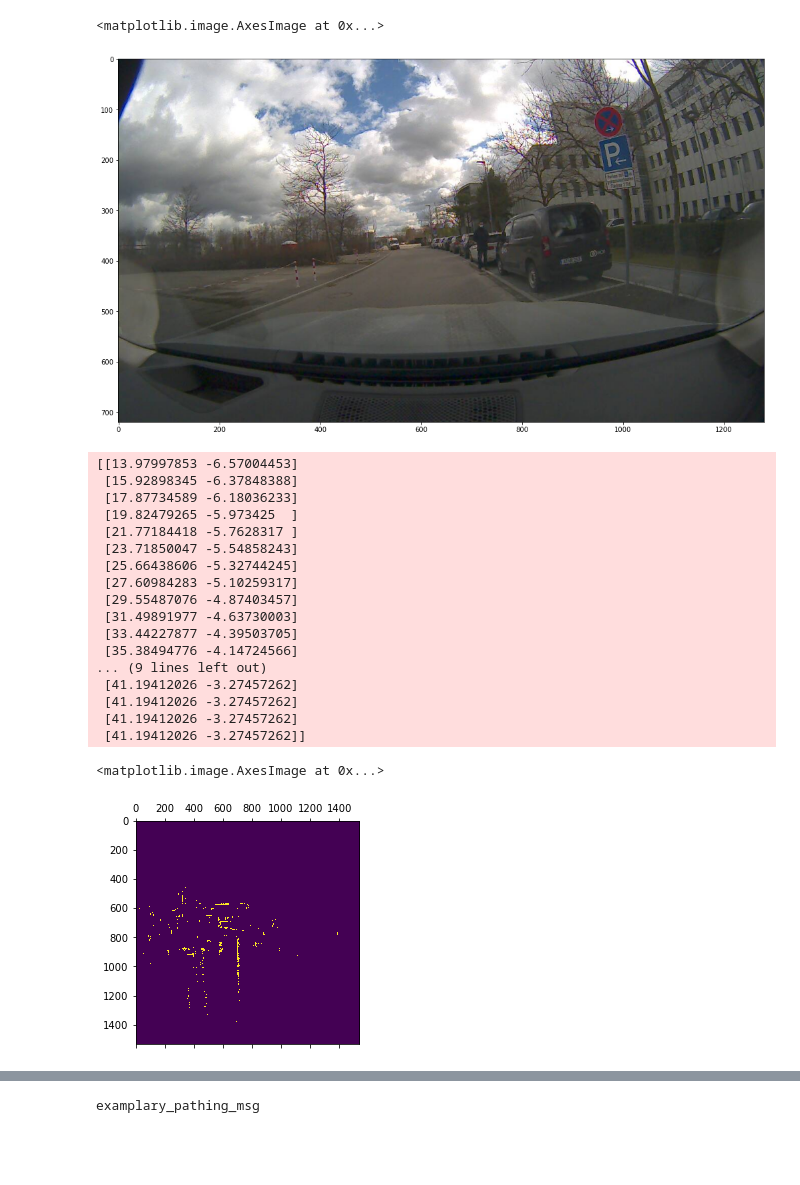
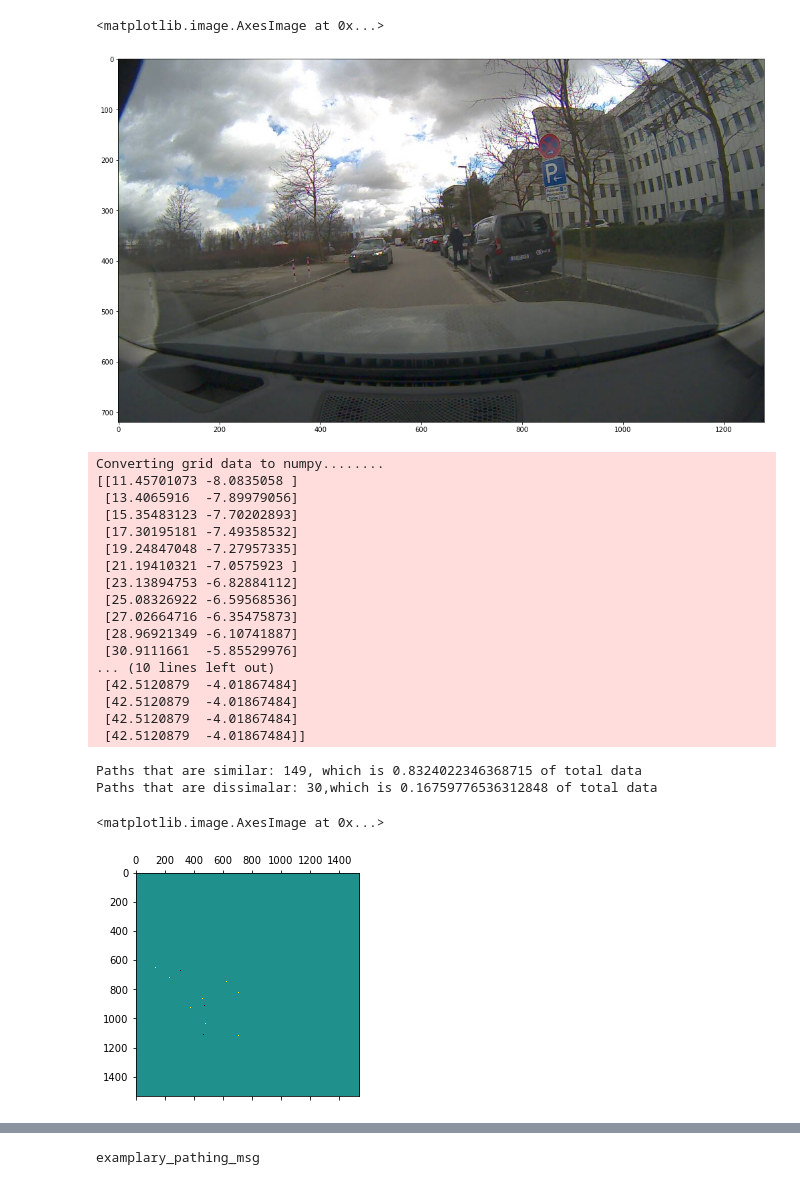
Before and after one commit to saitejamalyala/rosbag2numpy, a Jupyter notebook: example_np.ipynb, the cells around one changed output, grey strips where cells are left out. Cells and saved outputs as stored; diff of their text form; code cells hidden in the pictures; blank space fills up the shorter version.

Commit message:
update:example, sample grid data

```diff
--- a/example_np.ipynb
+++ b/example_np.ipynb
@@ -10,5 +10,6 @@ from matplotlib import pyplot as plt
 # %%
 from bagpy import bagreader
 
-b = bagreader(r'C:\Users\Teja\Documents\_INFOTECH\Thesis\sample_Ros_bag\2021-03-12_11-41-55_0\2021-03-12_11-41-55_0.bag')
+#b = bagreader(r'C:\Users\Teja\Documents\_INFOTECH\Thesis\sample_Ros_bag\2021-03-12_11-41-55_0\2021-03-12_11-41-55_0.bag')
+b = bagreader(r'C:\Users\Teja\Documents\_INFOTECH\Thesis\sample_Ros_bag\pedestrian_on_road\2021-03-12_11-29-58\2021-03-12_11-29-59_0.bag')
 # %% [output]
@@ -109,7 +110,7 @@ plt.figure(figsize=(20,10))
 plt.imshow(np_all_img_data[0])
 # %% [output]
 <matplotlib.image.AxesImage at 0x...>
-[figure, old version]
+[figure, new version]
 # %%
 _READ_ROSBAG =1
 _MAX_LENGTH = 25
@@ -253,32 +254,61 @@ class np_maker():
         np_all_img_data = np.asarray(list_all_img_data)
 
         return np_all_img_data
+
+    def create_np_odo(self):
+        list_all_odo_data = []
+        print("Converting Odometer data to numpy........ ")
+        for examplary_pathing_msg in enumerate(tqdm(self.pathing_msgs)):
+
+            odom_seq = examplary_pathing_msg.path_options[1].reference_path[0].left_boundaries.obstacle
+            odom_idx = odom_seqs.index(odom_seq)
+            odom_msg = odom_msgs[odom_idx]
+
+            #adding only position (x,y), check odo_msg for other data(heading, angle and others) thats available
+            list_all_odo_data.append((odom_msg.pos_x,odom_msg.pos_y))
+
+        np_all_odo_data = np.asfarray(list_all_odo_data)
+
+        return np_all_odo_data
 # %%
 convert_2_np = np_maker(pathing_msgs,25)
 np_init_path,np_opt_path = convert_2_np.create_np_path()
-#np_grid_data = convert_2_np.create_np_grid()
+np_grid_data = convert_2_np.create_np_grid()
 #np_img_data = convert_2_np.create_np_img()
 
 print((np_init_path[0]))
 #print(np.shape(np_img_data))
 # %% [output]
-[[13.97997853 -6.57004453]
- [15.92898345 -6.37848388]
- [17.87734589 -6.18036233]
- [19.82479265 -5.973425  ]
- [21.77184418 -5.7628317 ]
- [23.71850047 -5.54858243]
- [25.66438606 -5.32744245]
- [27.60984283 -5.10259317]
- [29.55487076 -4.87403457]
- [31.49891977 -4.63730003]
- [33.44227877 -4.39503705]
- [35.38494776 -4.14724566]
-... (9 lines left out)
- [41.19412026 -3.27457262]
- [41.19412026 -3.27457262]
- [41.19412026 -3.27457262]
- [41.19412026 -3.27457262]]
+Converting grid data to numpy........
+[[11.45701073 -8.0835058 ]
+ [13.4065916  -7.89979056]
+ [15.35483123 -7.70202893]
+ [17.30195181 -7.49358532]
+ [19.24847048 -7.27957335]
+ [21.19410321 -7.0575923 ]
+ [23.13894753 -6.82884112]
+ [25.08326922 -6.59568536]
+ [27.02664716 -6.35475873]
+ [28.96921349 -6.10741887]
+ [30.9111661  -5.85529976]
+... (10 lines left out)
+ [42.5120879  -4.01867484]
+ [42.5120879  -4.01867484]
+ [42.5120879  -4.01867484]
+ [42.5120879  -4.01867484]]
+# %%
+# Check Data Balance
+count=0
+
+for i in range(len(np_opt_path)):
+    if np.array_equiv(np_opt_path[i],np_init_path[i]):
+        count +=1
+
+print("Paths that are similar: {}, which is {} of total data".format(count,(count/len(np_init_path))))
+print("Paths that are dissimalar: {},which is {} of total data".format((len(np_init_path)-count),((len(np_init_path)-count)/len(np_init_path))))
+# %% [output]
+Paths that are similar: 149, which is 0.8324022346368715 of total data
+Paths that are dissimalar: 30,which is 0.16759776536312848 of total data
 # %%
 #save non zero padding (padding with last value) with _nzp extention in file name
 
@@ -287,10 +317,10 @@ print((np_init_path[0]))
 #np.save('_np_optpath_nzp',np_opt_path)
 #np.save('_np_griddata',np_grid_data)
 # %%
-np_grid_data = np.load('_np_griddata.npy',allow_pickle=True)
+#np_grid_data = np.load('_np_griddata.npy',allow_pickle=True)
 # %%
 from matplotlib import pyplot as plt
-plt.matshow(np_grid_data[0])
+plt.matshow(np_grid_data[1]-np_grid_data[0])
 # %% [output]
 <matplotlib.image.AxesImage at 0x...>
-[figure, old version]
+[figure, new version]
```
Also changed, not shown: parts of 4 cells of this notebook, 2 other files.
